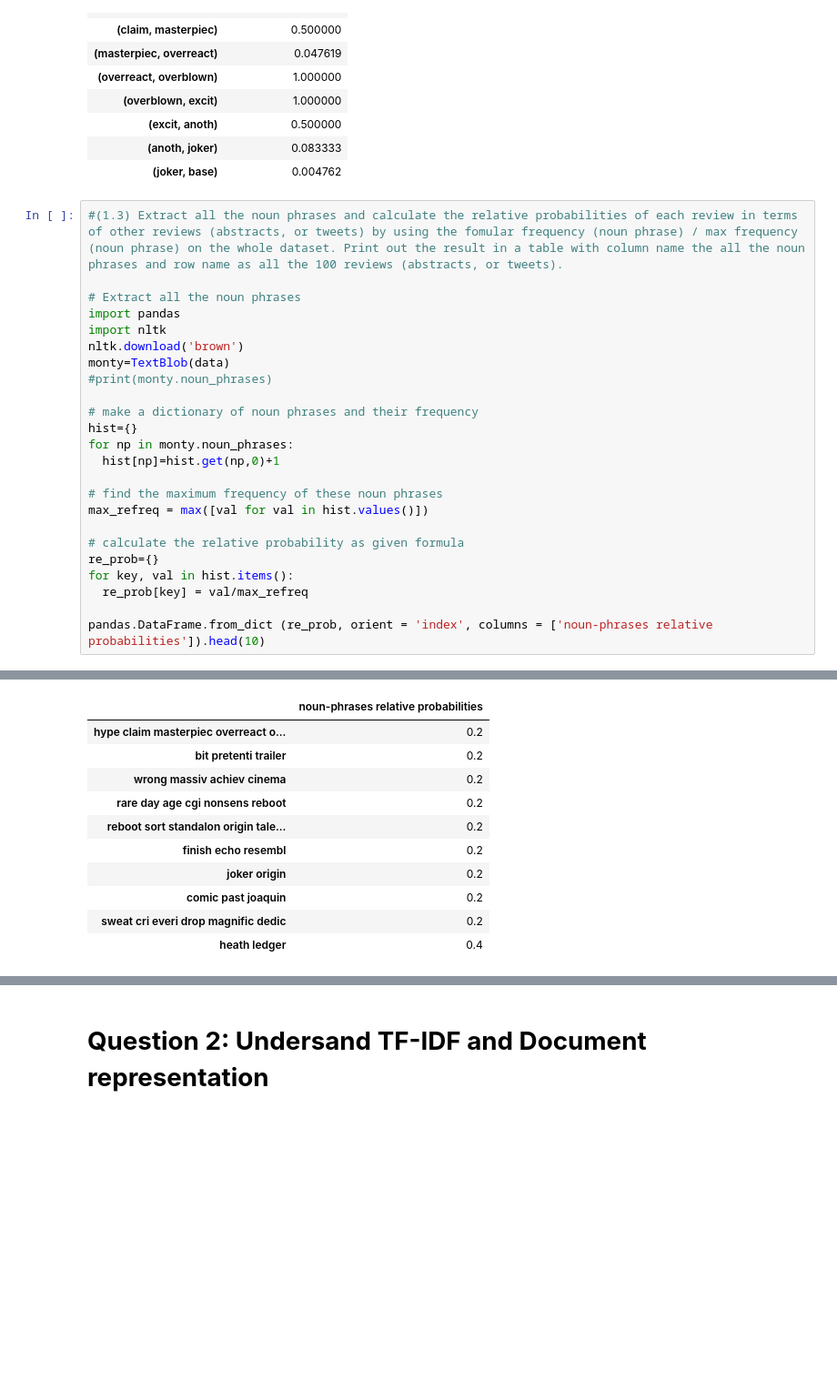
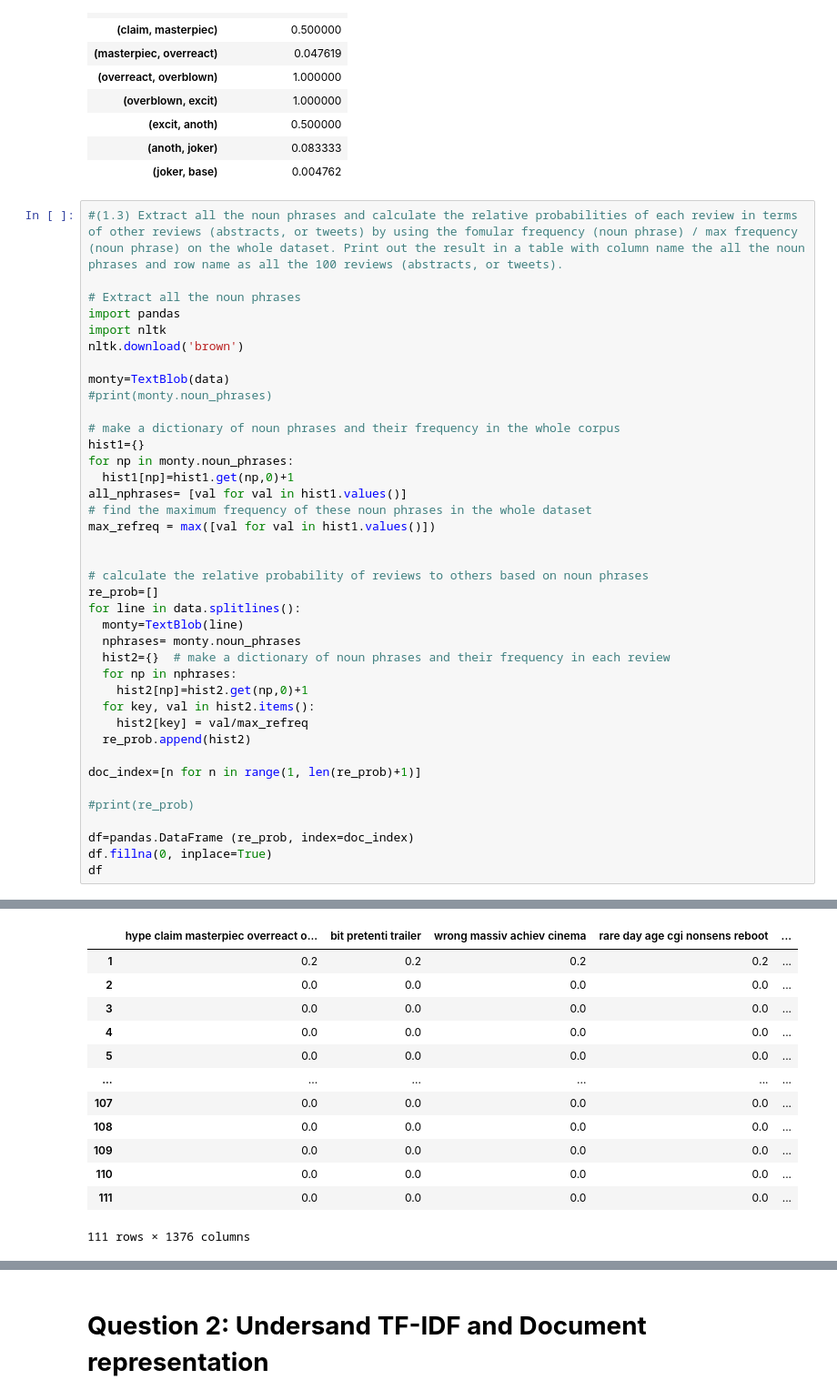
Before and after one commit to HuyenNguyenHelen/Huyen_INFO5731_Spring2020, a Jupyter notebook: INFO5731_Assignment_Three.ipynb, the cells around one changed output, grey strips where cells are left out. Shown at 91% size. Drawn from its saved outputs; the diff is of its cells as text; blank space fills up the shorter version.

```diff
--- a/INFO5731_Assignment_Three.ipynb
+++ b/INFO5731_Assignment_Three.ipynb
@@ -90,22 +90,37 @@ pandas.DataFrame.from_dict(bigr_prob, orient = 'index', columns=['bigrams probab
 import pandas
 import nltk
 nltk.download('brown')
+
 monty=TextBlob(data)
 #print(monty.noun_phrases)
 
-# make a dictionary of noun phrases and their frequency
-hist={}
+# make a dictionary of noun phrases and their frequency in the whole corpus
+hist1={}
 for np in monty.noun_phrases:
-  hist[np]=hist.get(np,0)+1
+  hist1[np]=hist1.get(np,0)+1
+all_nphrases= [val for val in hist1.values()]
+# find the maximum frequency of these noun phrases in the whole dataset
+max_refreq = max([val for val in hist1.values()])
 
-# find the maximum frequency of these noun phrases
-max_refreq = max([val for val in hist.values()])
 
-# calculate the relative probability as given formula
-re_prob={}
-for key, val in hist.items():
-  re_prob[key] = val/max_refreq
+# calculate the relative probability of reviews to others based on noun phrases
+re_prob=[]
+for line in data.splitlines():
+  monty=TextBlob(line)
+  nphrases= monty.noun_phrases
+  hist2={}  # make a dictionary of noun phrases and their frequency in each review
+  for np in nphrases:
+    hist2[np]=hist2.get(np,0)+1
+  for key, val in hist2.items():
+    hist2[key] = val/max_refreq
+  re_prob.append(hist2)
 
-pandas.DataFrame.from_dict (re_prob, orient = 'index', columns = ['noun-phrases relative probabilities']).head(10)
+doc_index=[n for n in range(1, len(re_prob)+1)]
+
+#print(re_prob)
+
+df=pandas.DataFrame (re_prob, index=doc_index)
+df.fillna(0, inplace=True)
+df
 # %% [output]
 [nltk_data] Downloading package brown to /root/nltk_data...
@@ -113,11 +128,13 @@ pandas.DataFrame.from_dict (re_prob, orient = 'index', columns = ['noun-phrases
-|  | noun-phrases relative probabilities |
-| hype claim masterpiec overreact o... | 0.2 |
-| bit pretenti trailer | 0.2 |
-| wrong massiv achiev cinema | 0.2 |
-| rare day age cgi nonsens reboot | 0.2 |
-| reboot sort standalon origin tale... | 0.2 |
-| finish echo resembl | 0.2 |
-| joker origin | 0.2 |
-| comic past joaquin | 0.2 |
-| sweat cri everi drop magnific dedic | 0.2 |
-| heath ledger | 0.4 |
+|  | hype claim masterpiec overreact o... | bit pretenti trailer | wrong massiv achiev cinema | rare day age cgi nonsens reboot | ... |
+| 1 | 0.2 | 0.2 | 0.2 | 0.2 | ... |
+| 2 | 0.0 | 0.0 | 0.0 | 0.0 | ... |
+| 3 | 0.0 | 0.0 | 0.0 | 0.0 | ... |
+| 4 | 0.0 | 0.0 | 0.0 | 0.0 | ... |
+| 5 | 0.0 | 0.0 | 0.0 | 0.0 | ... |
+| ... | ... | ... | ... | ... | ... |
+| 107 | 0.0 | 0.0 | 0.0 | 0.0 | ... |
+| 108 | 0.0 | 0.0 | 0.0 | 0.0 | ... |
+| 109 | 0.0 | 0.0 | 0.0 | 0.0 | ... |
+| 110 | 0.0 | 0.0 | 0.0 | 0.0 | ... |
+| 111 | 0.0 | 0.0 | 0.0 | 0.0 | ... |
+111 rows × 1376 columns
```
Also changed, not shown: parts of 3 cells of this notebook.
